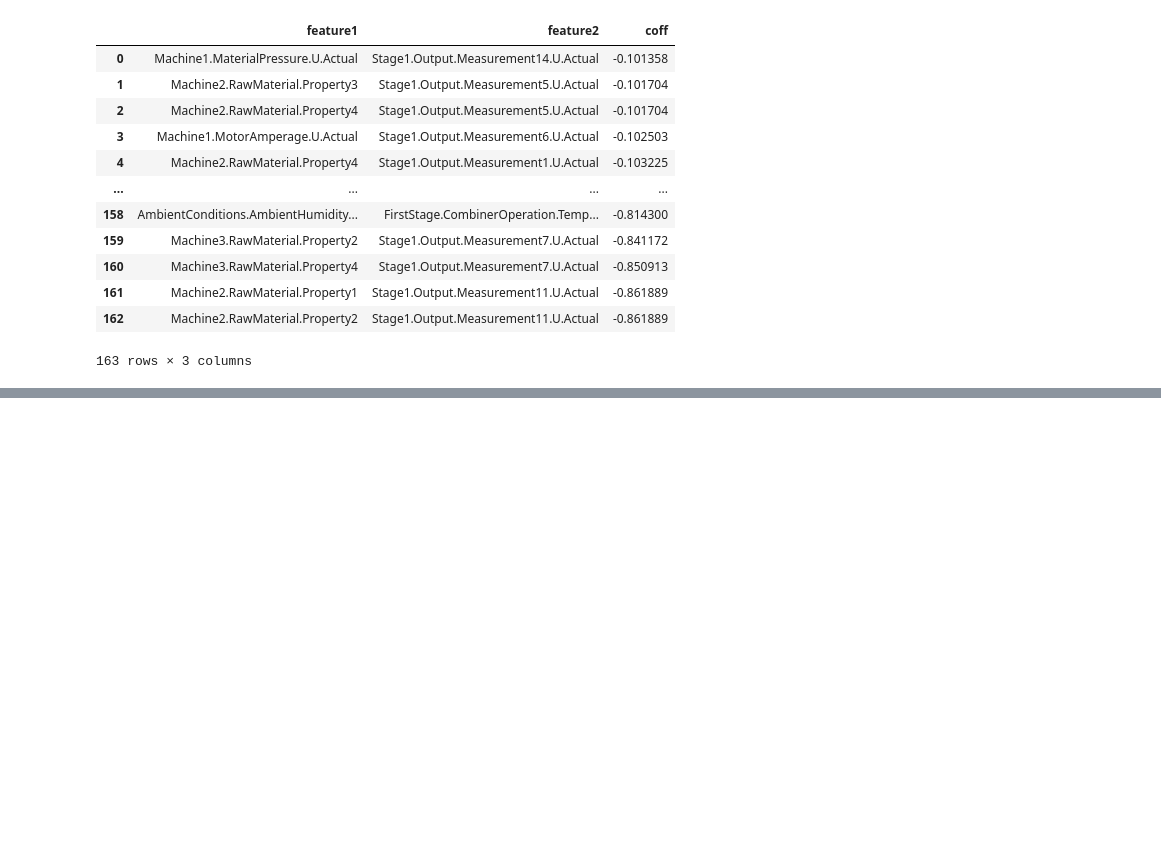
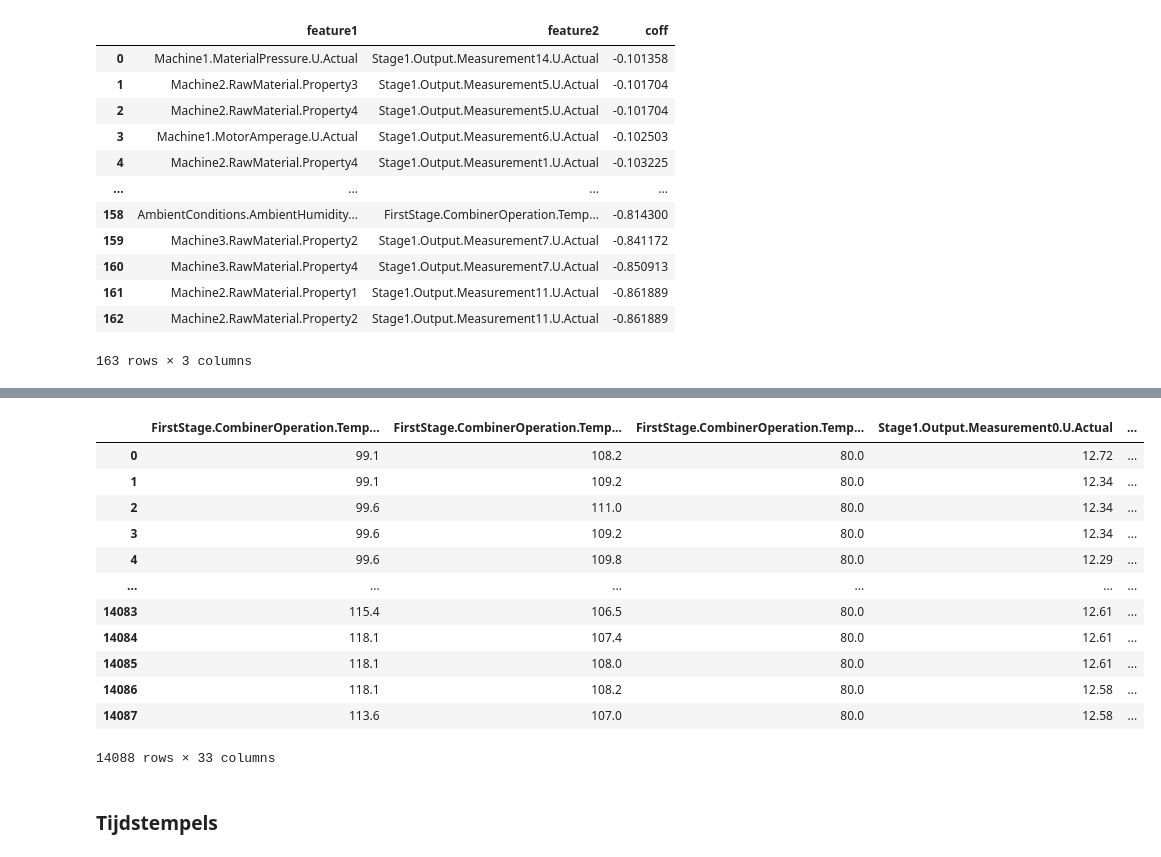
Before and after one commit to HuyChu92/dtc-dr, a Jupyter notebook: data-analyse/data-analyse-cleaning.ipynb, the cells around one changed output, grey strips where cells are left out. Cells and saved outputs as stored; diff of their text form; code cells hidden in the pictures; blank space fills up the shorter version.

```diff
--- a/data-analyse/data-analyse-cleaning.ipynb
+++ b/data-analyse/data-analyse-cleaning.ipynb
@@ -330,0 +335,19 @@ R-squared: 0.34246376945259105
+# %%
+stage1_features_df = stage1_features_df.applymap(lambda x: max(0, x))
+stage1_features_df
+# %% [output]
+|  | FirstStage.CombinerOperation.Temp... | FirstStage.CombinerOperation.Temp... | FirstStage.CombinerOperation.Temp... | Stage1.Output.Measurement0.U.Actual | ... |
+| 0 | 99.1 | 108.2 | 80.0 | 12.72 | ... |
+| 1 | 99.1 | 109.2 | 80.0 | 12.34 | ... |
+| 2 | 99.6 | 111.0 | 80.0 | 12.34 | ... |
+| 3 | 99.6 | 109.2 | 80.0 | 12.34 | ... |
+| 4 | 99.6 | 109.8 | 80.0 | 12.29 | ... |
+| ... | ... | ... | ... | ... | ... |
+| 14083 | 115.4 | 106.5 | 80.0 | 12.61 | ... |
+| 14084 | 118.1 | 107.4 | 80.0 | 12.61 | ... |
+| 14085 | 118.1 | 108.0 | 80.0 | 12.61 | ... |
+| 14086 | 118.1 | 108.2 | 80.0 | 12.58 | ... |
+| 14087 | 113.6 | 107.0 | 80.0 | 12.58 | ... |
+14088 rows × 33 columns
+# %% [markdown]
+### Tijdstempels
```
Also changed, not shown: parts of 4 cells of this notebook.
